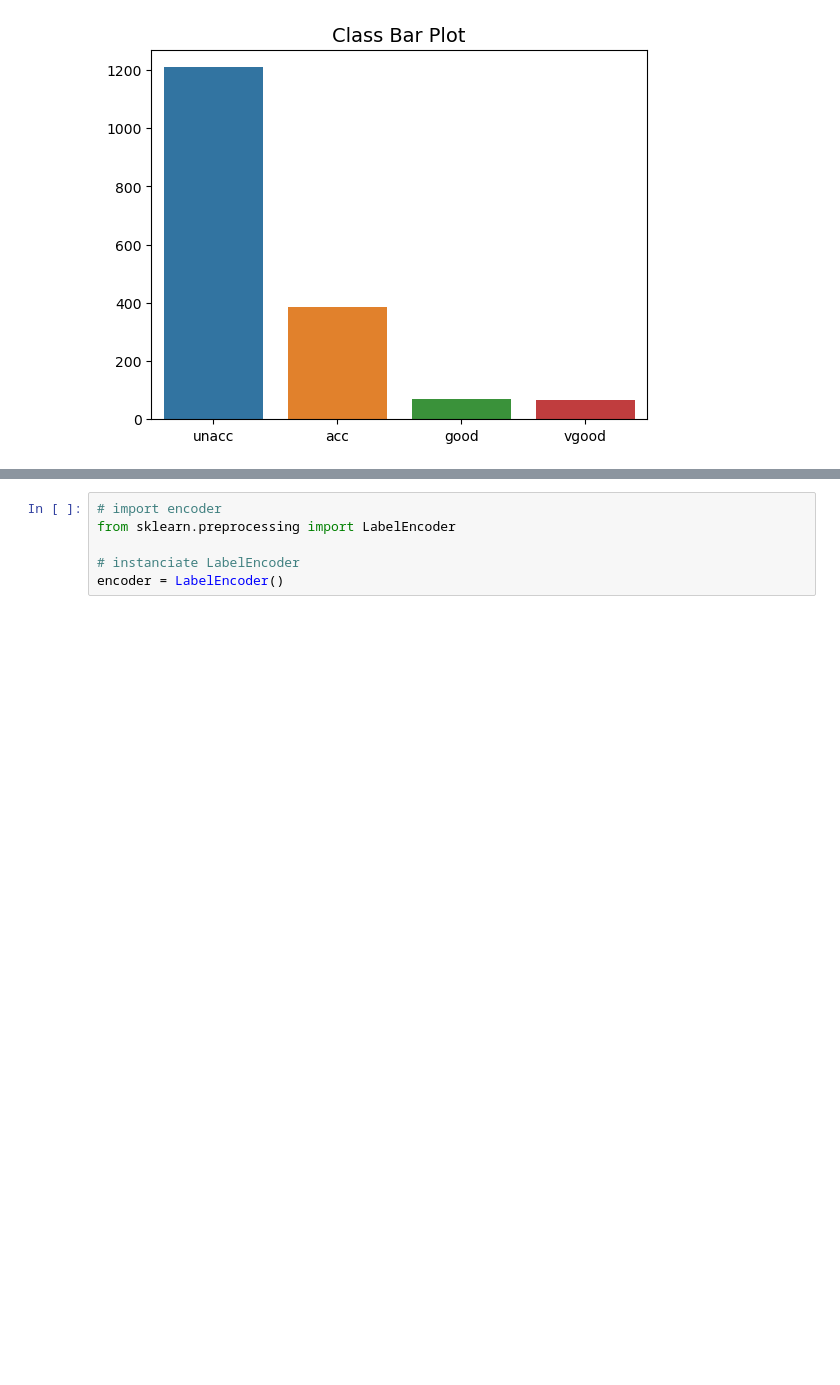
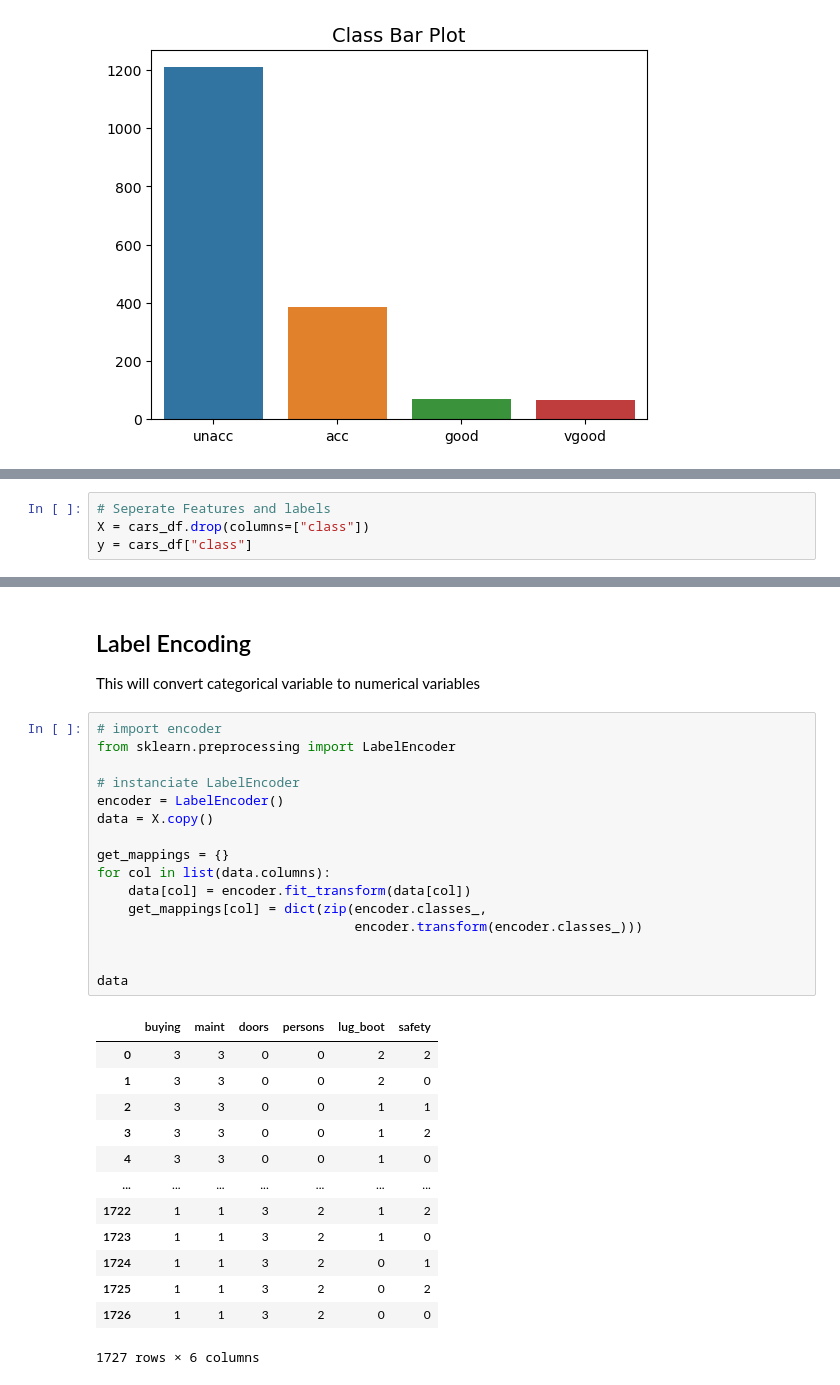
Before and after one commit to lawalsegun2025/car_acceptability_predictor, a Jupyter notebook: car_acceptibility_predictor.ipynb, the cells around one changed output, grey strips where cells are left out. Drawn from its saved outputs; the diff is of its cells as text; blank space fills up the shorter version.

```diff
--- a/car_acceptibility_predictor.ipynb
+++ b/car_acceptibility_predictor.ipynb
@@ -158,0 +157,4 @@ for col in cars_df.columns:
+# %%
+# Seperate Features and labels
+X = cars_df.drop(columns=["class"])
+y = cars_df["class"]
@@ -159,6 +179,34 @@ for col in cars_df.columns:
+# %% [markdown]
+## Label Encoding
+
+This will convert categorical variable to numerical variables
 # %%
 # import encoder
 from sklearn.preprocessing import LabelEncoder
 
 # instanciate LabelEncoder
 encoder = LabelEncoder()
+data = X.copy()
+
+get_mappings = {}
+for col in list(data.columns):
+    data[col] = encoder.fit_transform(data[col])
+    get_mappings[col] = dict(zip(encoder.classes_,
+                                 encoder.transform(encoder.classes_)))
+
+
+data
+# %% [output]
+|  | buying | maint | doors | persons | lug_boot | safety |
+| 0 | 3 | 3 | 0 | 0 | 2 | 2 |
+| 1 | 3 | 3 | 0 | 0 | 2 | 0 |
+| 2 | 3 | 3 | 0 | 0 | 1 | 1 |
+| 3 | 3 | 3 | 0 | 0 | 1 | 2 |
+| 4 | 3 | 3 | 0 | 0 | 1 | 0 |
+| ... | ... | ... | ... | ... | ... | ... |
+| 1722 | 1 | 1 | 3 | 2 | 1 | 2 |
+| 1723 | 1 | 1 | 3 | 2 | 1 | 0 |
+| 1724 | 1 | 1 | 3 | 2 | 0 | 1 |
+| 1725 | 1 | 1 | 3 | 2 | 0 | 2 |
+| 1726 | 1 | 1 | 3 | 2 | 0 | 0 |
+1727 rows × 6 columns
```
Also changed, not shown: parts of 5 cells of this notebook, 1 other file.
